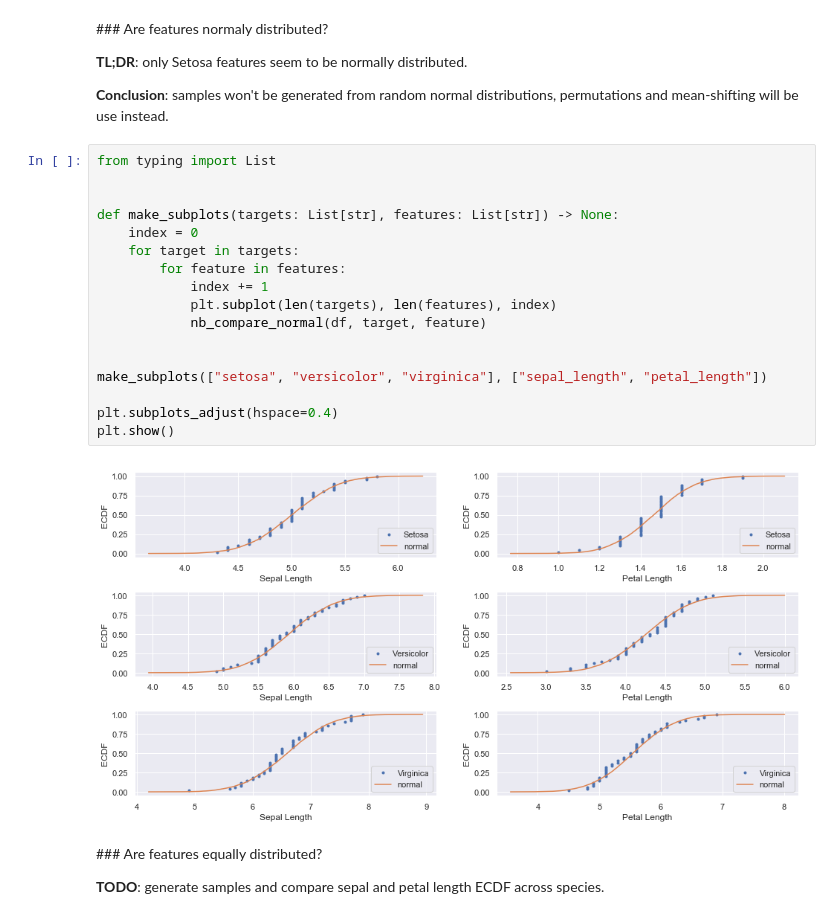
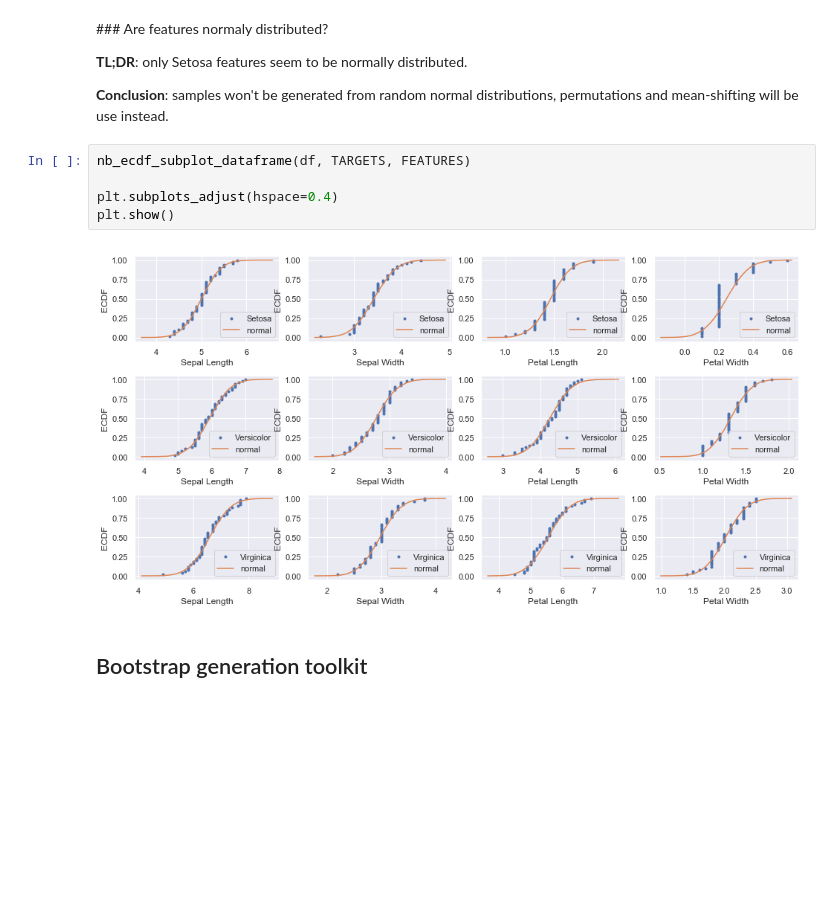
Before and after one commit to kchitresh123/hacker-stats, a Jupyter notebook: iris.ipynb, the cells around one changed output. Drawn from its saved outputs; the diff is of its cells as text; blank space fills up the shorter version.

```diff
--- a/iris.ipynb
+++ b/iris.ipynb
@@ -262,26 +316,12 @@ def nb_compare_normal(data: DataFrame, target: str, feature: str) -> None:
 **TL;DR**: only Setosa features seem to be normally distributed.
 
 **Conclusion**: samples won't be generated from random normal distributions, permutations and mean-shifting will be use instead.
-# %%
-from typing import List
-
-
-def make_subplots(targets: List[str], features: List[str]) -> None:
-    index = 0
-    for target in targets:
-        for feature in features:
-            index += 1
-            plt.subplot(len(targets), len(features), index)
-            nb_compare_normal(df, target, feature)
-
-
-make_subplots(["setosa", "versicolor", "virginica"], ["sepal_length", "petal_length"])
-
-plt.subplots_adjust(hspace=0.4)
-plt.show()
-# %% [output]
-[figure, removed]
-# %% [markdown]
-### Are features equally distributed?
-
-**TODO**: generate samples and compare sepal and petal length ECDF across species.
+# %%
+nb_ecdf_subplot_dataframe(df, TARGETS, FEATURES)
+
+plt.subplots_adjust(hspace=0.4)
+plt.show()
+# %% [output]
+[figure, added]
+# %% [markdown]
+## Bootstrap generation toolkit
```
Also changed, not shown: parts of 7 cells of this notebook.
